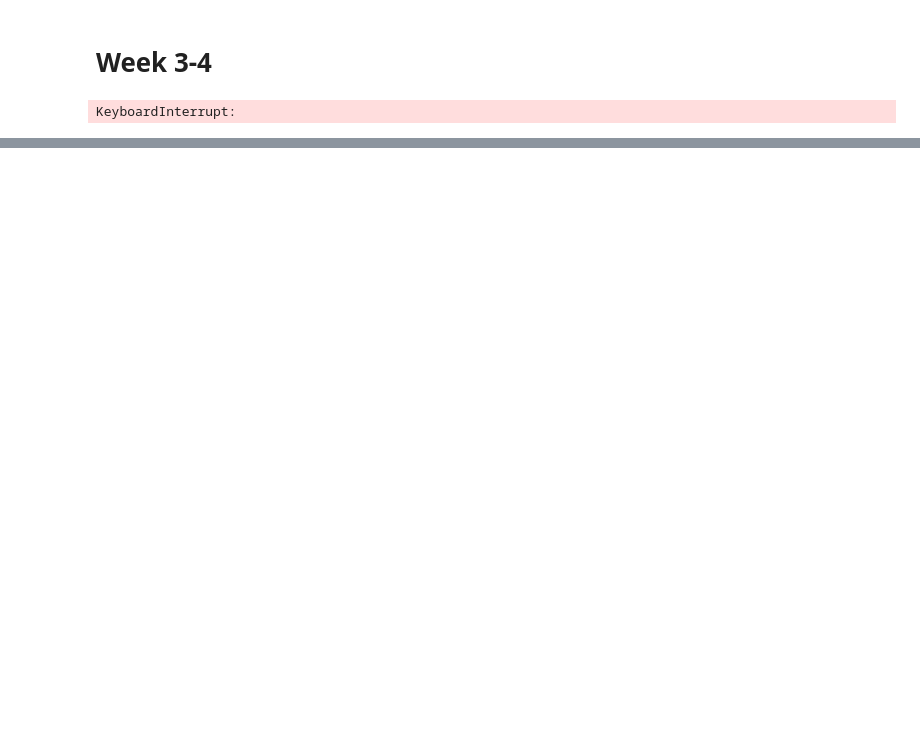
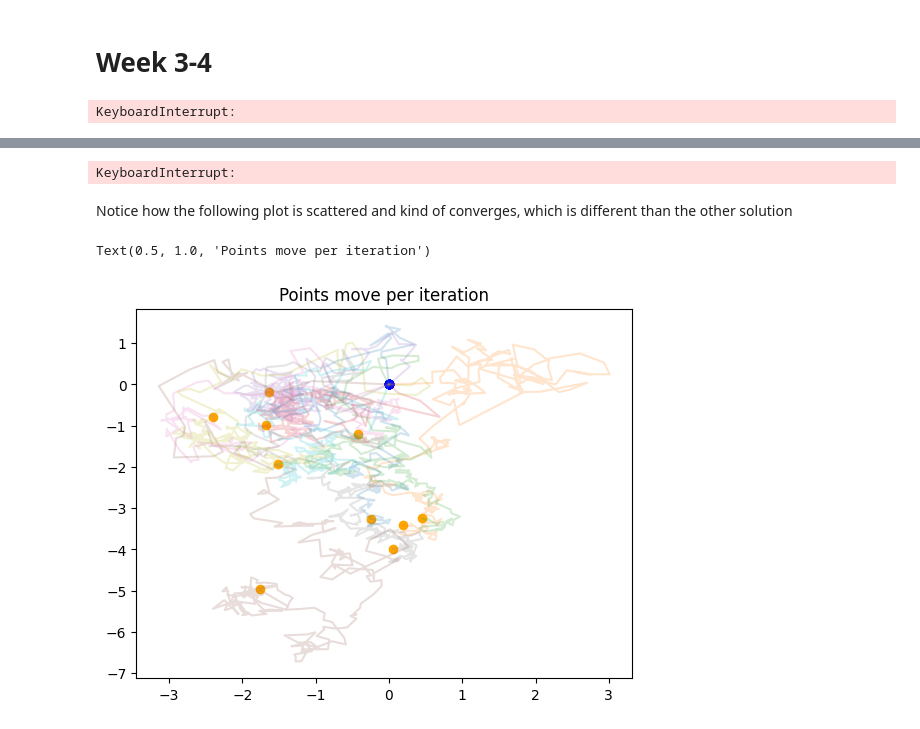
Before and after one commit to Snailed/bayesian-optimal-design-pocs, a Jupyter notebook: python/Final Notebook.ipynb, the cells around one changed output, grey strips where cells are left out. Saved outputs shown, nothing was run; the diff lists cells and outputs as text; code cells hidden in the pictures; blank space fills up the shorter version.

```diff
--- a/python/Final Notebook.ipynb
+++ b/python/Final Notebook.ipynb
@@ -298,0 +428,33 @@ ValueError: matmul: Input operand 1 has a mismatch in its core dimension 0, with
+# %%
+mu_prior = np.array([0, 0, 0])
+A_prior = np.eye(3)
+cov_prior = A_prior @ A_prior.T
+d0 = np.array([[0,0] for _ in range(10)])
+dis = []
+dis.append(d0)
+mis = []
+def g(di):
+    di = decode_d(di, dim=2)
+    gra = -MI_grad(di) # Change here to try different implementations of the gradient.
+    mis.append(mutual_information(di))
+    reg_term = 1e-2 * 2 * encode_d(di) # L2 norm gradient
+    return encode_d(gra)
+
+def callback(di):
+    dis.append(decode_d(di, dim=2))
+    return True
+optimize(g, encode_d(d0), 1, 2, 0, 1e4, callback=callback)
+# %% [output]
+KeyboardInterrupt:
+# %% [markdown]
+Notice how the following plot is scattered and kind of converges, which is different than the other solution
+# %%
+dis = np.array(dis)
+for p in range(d0.shape[0]):
+    plt.scatter(dis[0, p, 0], dis[0, p, 1], c="blue") # start
+    plt.scatter(dis[-1, p, 0], dis[-1, p, 1], c="orange") # end
+    plt.plot(dis[:, p, 0], dis[:, p, 1], alpha=0.2)
+plt.title("Points move per iteration")
+# %% [output]
+Text(0.5, 1.0, 'Points move per iteration')
+[figure, added]
```
Also changed, not shown: parts of 18 cells of this notebook, 7 other files.
